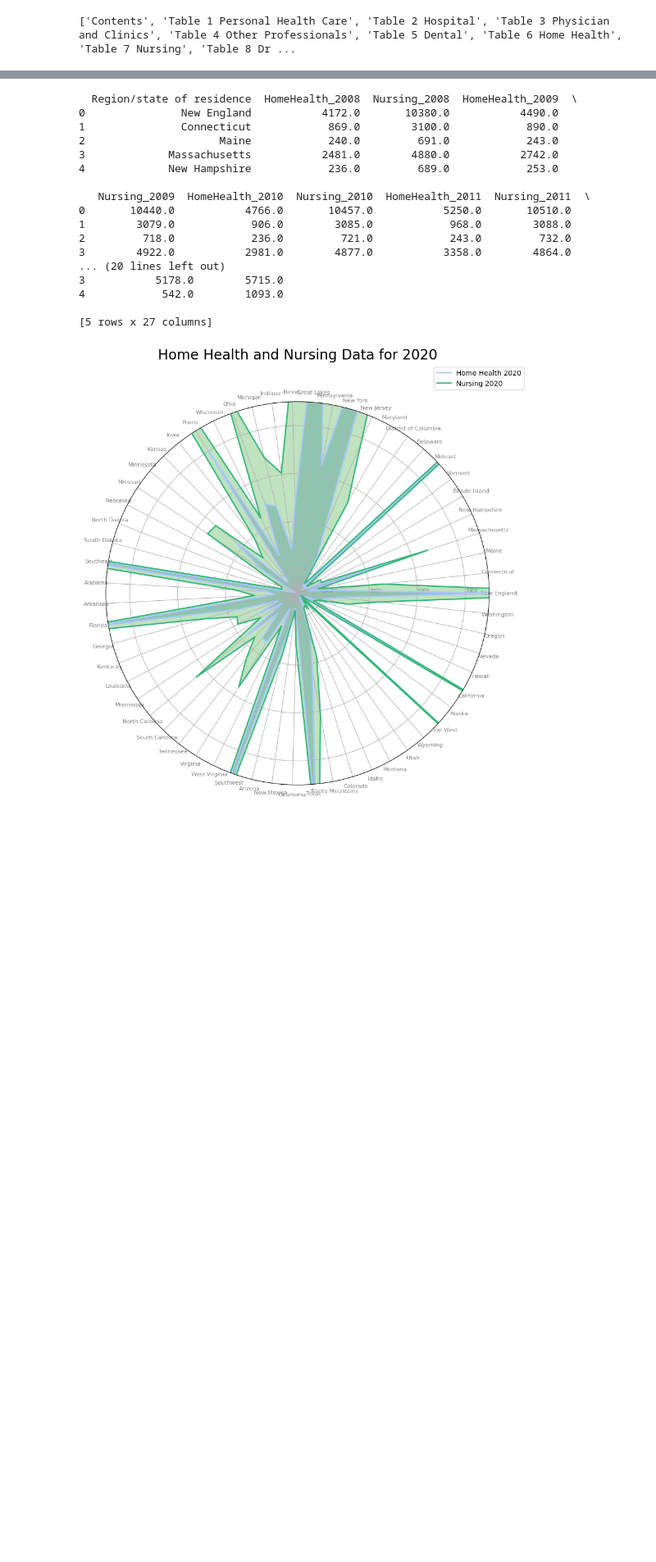
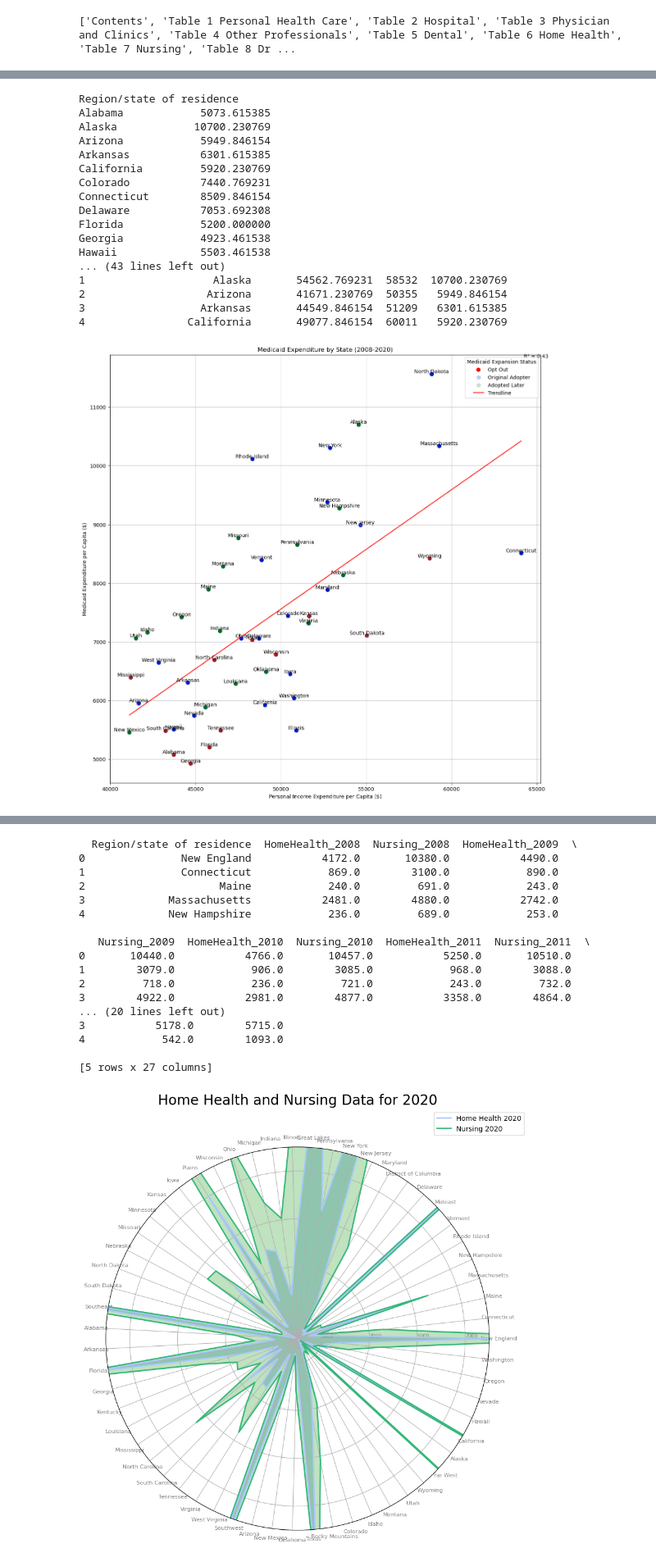
Before and after one commit to MyJineng/Healthcare-ETL, a Jupyter notebook: Notebooks/Project_Notebook.ipynb, the cells around one changed output, grey strips where cells are left out. Shown at 82% size. Saved outputs shown, nothing was run; the diff lists cells and outputs as text; code cells hidden in the pictures; blank space fills up the shorter version.

```diff
--- a/Notebooks/Project_Notebook.ipynb
+++ b/Notebooks/Project_Notebook.ipynb
@@ -31,5 +36,20 @@ for x in state_ids:
     df = series
   else:
     df = pd.merge(df, series, on='date', how='inner')
+df = df.set_index('date').T
+df = df.reset_index()
+df['Region/state of residence'] = df['index']
+df = df.drop(columns='index')
+states = {'AL': 'Alabama', 'AK': 'Alaska', 'AZ': 'Arizona', 'AR': 'Arkansas', 'CA': 'California', 'CO': 'Colorado', 'CT': 'Connecticut', 'DE': 'Delaware',
+          'FL': 'Florida','GA': 'Georgia', 'HI': 'Hawaii', 'ID': 'Idaho', 'IL': 'Illinois', 'IN': 'Indiana', 'IA': 'Iowa', 'KS': 'Kansas', 'KY': 'kentucky',
+          'LA': 'Louisiana', 'ME': 'Maine', 'MD': 'Maryland', 'MA': 'Massachusetts', 'MI': 'Michigan', 'MN': 'Minnesota', 'MS': 'Mississippi',
+          'MO': 'Missouri', 'MT': 'Montana', 'NE': 'Nebraska','NV': 'Nevada', 'NH': 'New Hampshire', 'NJ': 'New Jersey', 'NM': 'New Mexico',
+          'NY': 'New York', 'NC': 'North Carolina', 'ND': 'North Dakota', 'OH': 'Ohio', 'OK': 'Oklahoma', 'OR': 'Oregon', 'PA': 'Pennsylvania',
+          'RI': 'Rhode Island', 'SC': 'South Carolina', 'SD': 'South Dakota', 'TN': 'Tennessee', 'TX': 'Texas', 'UT': 'Utah', 'VT': 'Vermont',
+          'VA': 'Virginia', 'WA': 'Washington', 'WI': 'Wisconsin', 'WV': 'West Virginia', 'WY': 'Wyoming'}
+df = df.rename(columns= {'2008-01-01': '2008', '2009-01-01': '2009',  '2010-01-01': '2010', '2011-01-01': '2011', '2012-01-01': '2012', '2013-01-01': '2013',
+         '2014-01-01': '2014', '2015-01-01': '2015',  '2016-01-01': '2016', '2017-01-01': '2017', '2018-01-01': '2018', '2019-01-01': '2019',
+         '2020-01-01': '2020', '2021-01-01': '2021', '2022-01-01': '2022'})
+df = df.replace(states)
 # %%
 #print dataframe to csv - real income - has income per capita income per state
@@ -127,8 +160,8 @@ database_name = 'Healthcare_DB'
 connection = f'postgresql+psycopg2://{user}:{password}@{host}:{port}/{database_name}'
 engine = create_engine(connection)
 with engine.connect() as connection:
-    query = text("SELECT * FROM realincome;")
-    query2 = text("SELECT * FROM home_health;")
+    query = text("SELECT * FROM income_per_capita;")
+    query2 = text("SELECT * FROM medicaid;")
     print(df2)
     df2 = pd.read_sql(query2, connection)
     df = pd.read_sql(query, connection)
@@ -136,50 +169,83 @@ with engine.connect() as connection:
 connection.close()
 
 df2_mean = df2.drop(columns={'Region/state of residence'})
-df2['home_health'] = df2_mean.mean(axis=1)
+df2['medicaid'] = df2_mean.mean(axis=1)
 df2.index = df2['Region/state of residence']
 df2 = df2.drop(index={'New England', 'District of Columbia', 'Great Lakes', 'Mideast', 'United States', 'Southeast',
                      'Southwest', 'Rocky Mountains', 'Far West'})
 df2 = df2.sort_index()
-df2 = df2['home_health']
+df2 = df2['medicaid']
 
 df = df.drop(columns={'2021', '2022'})
 df_mean = df.drop(columns={'Region/state of residence'})
-df['inc'] = df_mean.mean(axis=1)
+df['income_per_capita'] = df_mean.mean(axis=1)
 df.index = df['Region/state of residence']
-df = df[['inc', '2020']]
+df = df[['income_per_capita', '2020']]
 df = df.merge(df2, on='Region/state of residence')
-df = df.reset_index()
+df = df.reset_index('Region/state of residence')
 print(df.head())
 
 opt_out = ['Wyoming', 'Texas', 'South Dakota', 'Wisconsin', 'Mississippi', 'Tennessee', 'Alabama', 'Georgia', 'North Carolina',
         'South Carolina', 'Kansas', 'Florida']
 upon_adoption = ['Arizona',	'Arkansas',	'California', 'Colorado', 'Connecticut', 'Delaware', 'Hawaii', 'Illinois', 'Iowa',
                  'Kentucky', 'Maryland', 'Massachusetts', 'Minnesota', 'Nevada', 'New Jersey', 'New York', 'North Dakota',
                  'Ohio', 'Rhode Island', 'Vermont', 'Washington', 'West Virginia']
 
 colors_dict = {'Yes': 'red', 'No': 'blue', 'Adopters': 'green'}
 
 plt.figure(figsize=(15, 15))
 colors = [None] * len(df)
 for i, row in df.iterrows():
     state = row['Region/state of residence']
     if state in opt_out:
         colors[i] = 'red'
+        label = 'Opt Out'
     elif state in upon_adoption:
         colors[i] = 'blue'
+        label2 = 'Original Adopter'
     else:
         colors[i] = 'green'
+        label3 = 'Adopted Later'
 
-plt.scatter(df['inc'], df['home_health'], s=50, c=colors, alpha=0.7)
+plt.scatter(df['income_per_capita'], df['medicaid'], s=50, c=colors, alpha=1.0, label=label)
+plt.scatter(df['income_per_capita'], df['medicaid'], s=50, c='blue', alpha=0.2, label=label2)
+plt.scatter(df['income_per_capita'], df['medicaid'], s=50, c='green', alpha=0.2, label=label3)
+m, b = polyfit(df['income_per_capita'], df['medicaid'], 1)
+r, p = stats.pearsonr(df['income_per_capita'], df['medicaid'])
+r_squared = r**2
+x_trend = np.linspace(min(df['income_per_capita']), max(df['income_per_capita']), 100)
+y_trend = m * x_trend + b
+plt.plot(x_trend, y_trend, color='red', label='Trendline')
+plt.annotate(f"R² = {r_squared:.2f}", xy=(0.8, 0.8), xycoords='figure fraction')
 
-for i, (inc, home_health, region) in enumerate(zip(df['inc'], df['home_health'], df['Region/state of residence'])):
+
+for i, (inc, home_health, region) in enumerate(zip(df['income_per_capita'], df['medicaid'], df['Region/state of residence'])):
     plt.text(inc, home_health + 0.1, region, ha='center', va='bottom', fontsize=10)
 
 plt.xlabel('Personal Income Expenditure per Capita ($)')
 plt.ylabel('Medicaid Expenditure per Capita ($)')
 plt.title('Medicaid Expenditure by State (2008-2020)')
+plt.legend(title='Medicaid Expansion Status')
 plt.grid(True)
 plt.show()
+# %% [output]
+Region/state of residence
+Alabama            5073.615385
+Alaska            10700.230769
+Arizona            5949.846154
+Arkansas           6301.615385
+California         5920.230769
+Colorado           7440.769231
+Connecticut        8509.846154
+Delaware           7053.692308
+Florida            5200.000000
+Georgia            4923.461538
+Hawaii             5503.461538
+... (43 lines left out)
+1                    Alaska       54562.769231  58532  10700.230769
+2                   Arizona       41671.230769  50355   5949.846154
+3                  Arkansas       44549.846154  51209   6301.615385
+4                California       49077.846154  60011   5920.230769
+[figure, added]
 # %%
 user = 'postgres'
```
Also changed, not shown: parts of 14 cells of this notebook.
